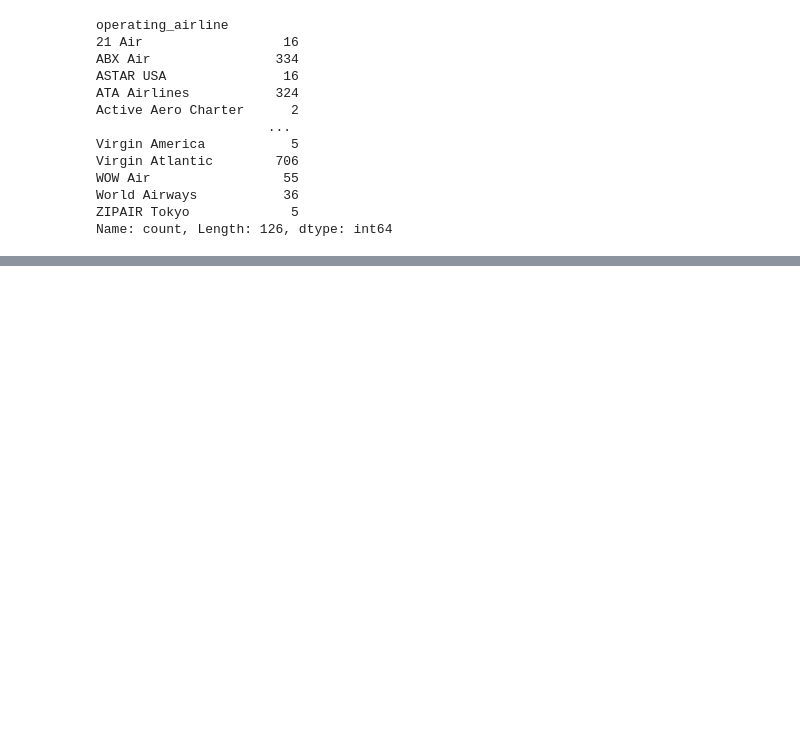
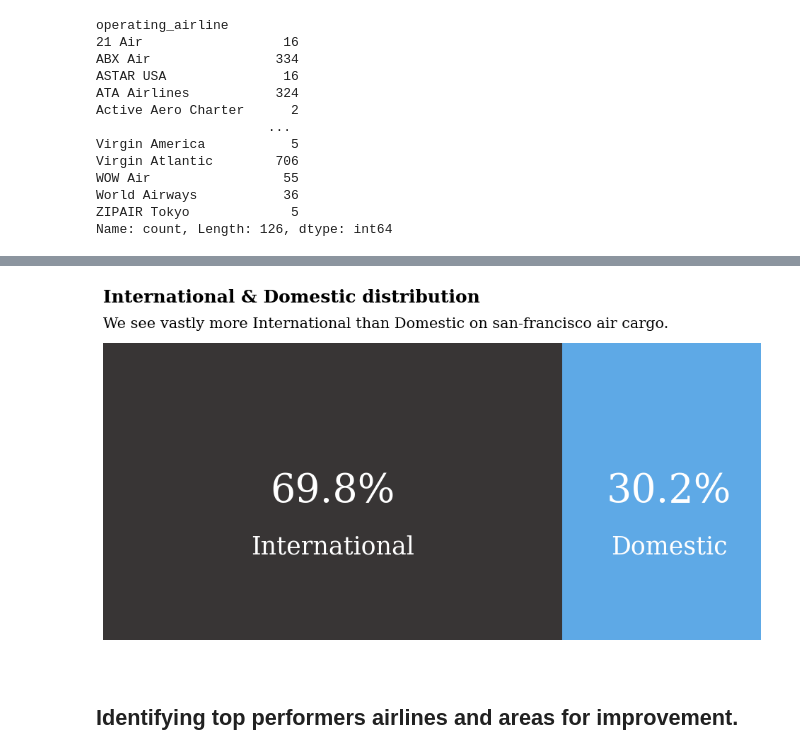
Before and after one commit to ikhsan-muhammad/p01-airplane_cargo, a Jupyter notebook: p01-airplane-cargo.ipynb, the cells around one changed output, grey strips where cells are left out. Saved outputs shown, nothing was run; the diff lists cells and outputs as text; code cells hidden in the pictures; blank space fills up the shorter version.

```diff
--- a/p01-airplane-cargo.ipynb
+++ b/p01-airplane-cargo.ipynb
@@ -202,0 +237,57 @@ ax.bar(geo_summary.index, geo_summary.values)
+# %%
+x = dfcopy.groupby(['geo_summary'])['geo_summary'].count()
+y = len(dfcopy)
+r = ((x/y)).round(3)
+
+ratio = pd.DataFrame(r).T
+# %%
+fig, ax = plt.subplots(figsize=(12,6))
+
+ax.barh(ratio.index, ratio['International'],
+        color='#221f1f', alpha=0.9, label='International')
+ax.barh(ratio.index, ratio['Domestic'],left=ratio['International'],
+        color='#5EA9E6', alpha=1, label='Domestic')
+
+ax.set_xlim(0,1)
+ax.set_xticks([])
+ax.set_yticks([])
+
+#percentage
+for i in ratio.index:
+    #anotation 1
+    ax.annotate(f"{(ratio['International'][i]*100)}%",
+                xy=(ratio['International'][i]/2, i),
+               va='center', ha='center', fontsize=40, fontweight='light', fontfamily='serif',
+               color='white')
+
+    ax.annotate('International',
+                xy=(ratio['International'][i]/2, -0.15),
+                va='center', ha='center', fontsize=25, fontweight='light', fontfamily='serif',
+                color='white')
+
+    #anotation 2
+    ax.annotate(f"{(ratio['Domestic'][i]*100)}%",
+                xy=(ratio['Domestic'][i]+ratio['International'][i]/1.25, i),
+               va='center', ha='center', fontsize=40, fontweight='light', fontfamily='serif',
+               color='white')
+
+    ax.annotate('Domestic',
+                xy=(ratio['Domestic'][i]+ratio['International'][i]/1.25, -0.15),
+                va='center', ha='center', fontsize=25, fontweight='light', fontfamily='serif',
+                color='white')
+
+# Title & Subtitle
+fig.text(0.125,0.94,'International & Domestic distribution', fontfamily='serif',fontsize=18, fontweight='bold')
+fig.text(0.125,0.88,'We see vastly more International than Domestic on san-francisco air cargo.',fontfamily='serif',fontsize=15)
+
+for s in ['top', 'left', 'right', 'bottom']:
+    ax.spines[s].set_visible(False)
+
+
+
+ax.legend().set_visible(False)
+plt.show()
+# %% [output]
+[figure, added]
+# %% [markdown]
+## Identifying top performers airlines and areas for improvement.
```
Also changed, not shown: parts of 17 cells of this notebook.
